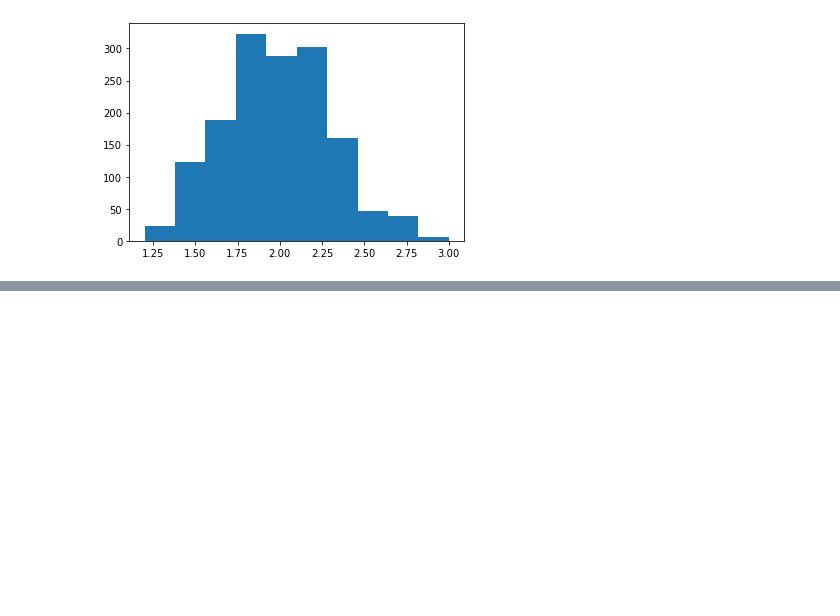
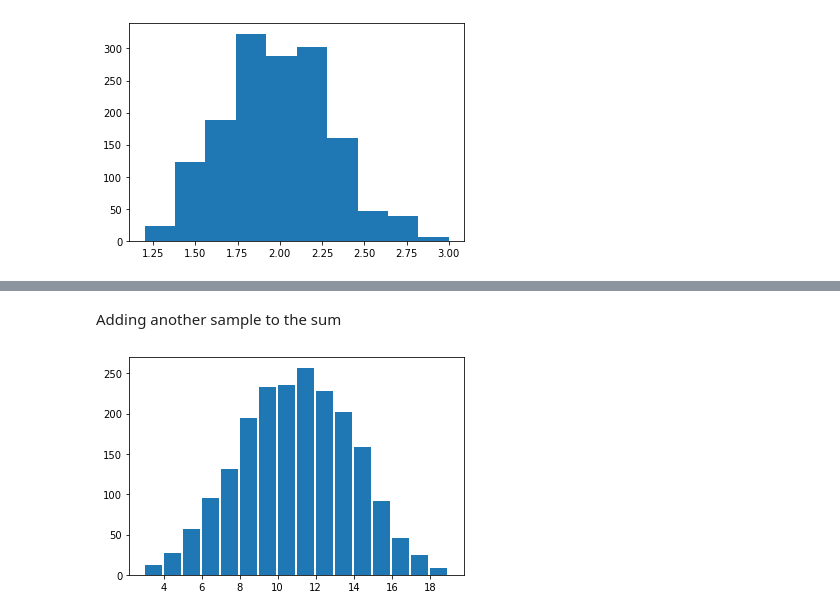
Before and after one commit to mandliya/ml, a Jupyter notebook: maths/Probability/Probability.ipynb, the cells around one changed output, grey strips where cells are left out. Cells and saved outputs as stored; diff of their text form; code cells hidden in the pictures; blank space fills up the shorter version.

```diff
--- a/maths/Probability/Probability.ipynb
+++ b/maths/Probability/Probability.ipynb
@@ -1488,0 +1523,9 @@ plt.show()
+# %% [markdown]
+Adding another sample to the sum
+# %%
+sample3 = roll_dice(2000)
+sum_of_3_samples = np.add(sum_of_1_and_2, sample3)
+plt.hist(sum_of_3_samples, bins=range(3, 20), width=0.9)
+plt.show()
+# %% [output]
+[figure, added]
```
Also changed, not shown: parts of 9 cells of this notebook, 3 other files.
